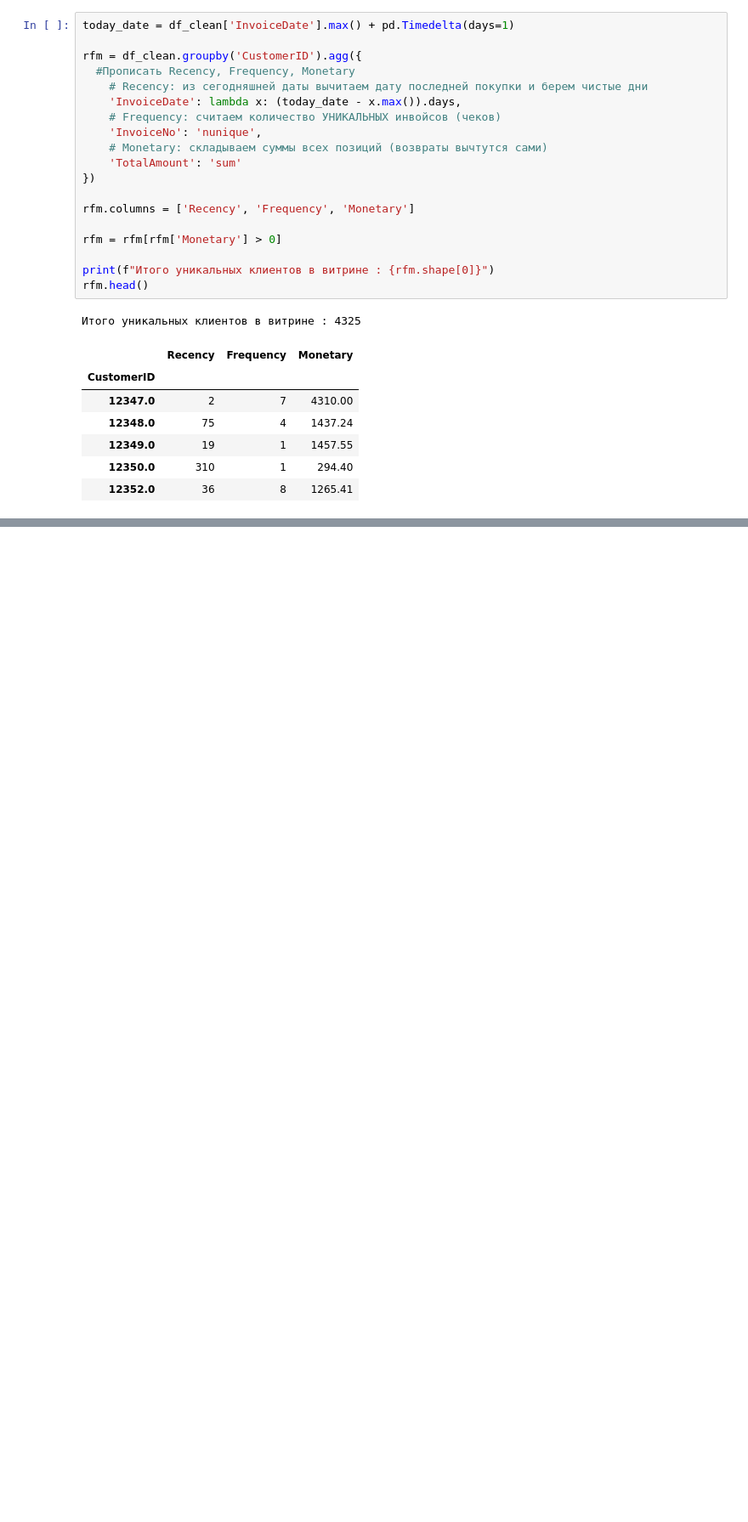
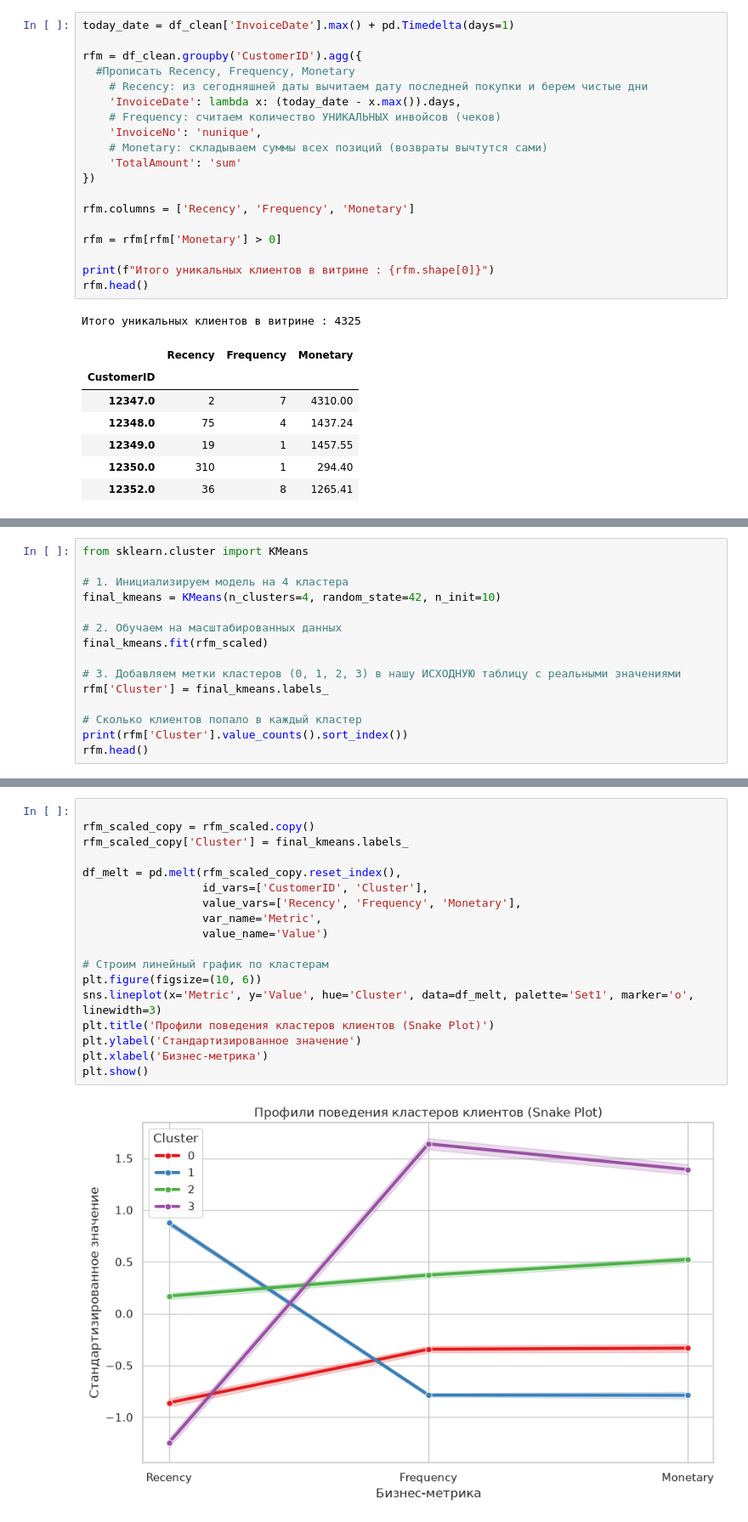
Before and after one commit to ranejeb/E-Commerce-Data-study, a Jupyter notebook: notebooks/rfm_analysis.ipynb, the cells around one changed output, grey strips where cells are left out. Shown at 85% size. Drawn from its saved outputs; the diff is of its cells as text; blank space fills up the shorter version.

```diff
--- a/notebooks/rfm_analysis.ipynb
+++ b/notebooks/rfm_analysis.ipynb
@@ -99,0 +195,15 @@ rfm.head()
+# %%
+from sklearn.cluster import KMeans
+
+# 1. Инициализируем модель на 4 кластера
+final_kmeans = KMeans(n_clusters=4, random_state=42, n_init=10)
+
+# 2. Обучаем на масштабированных данных
+final_kmeans.fit(rfm_scaled)
+
+# 3. Добавляем метки кластеров (0, 1, 2, 3) в нашу ИСХОДНУЮ таблицу с реальными значениями
+rfm['Cluster'] = final_kmeans.labels_
+
+# Сколько клиентов попало в каждый кластер
+print(rfm['Cluster'].value_counts().sort_index())
+rfm.head()
@@ -99,0 +254,20 @@ rfm.head()
+# %%
+
+rfm_scaled_copy = rfm_scaled.copy()
+rfm_scaled_copy['Cluster'] = final_kmeans.labels_
+
+df_melt = pd.melt(rfm_scaled_copy.reset_index(),
+                  id_vars=['CustomerID', 'Cluster'],
+                  value_vars=['Recency', 'Frequency', 'Monetary'],
+                  var_name='Metric',
+                  value_name='Value')
+
+# Строим линейный график по кластерам
+plt.figure(figsize=(10, 6))
+sns.lineplot(x='Metric', y='Value', hue='Cluster', data=df_melt, palette='Set1', marker='o', linewidth=3)
+plt.title('Профили поведения кластеров клиентов (Snake Plot)')
+plt.ylabel('Стандартизированное значение')
+plt.xlabel('Бизнес-метрика')
+plt.show()
+# %% [output]
+[figure, added]
```
Also changed, not shown: parts of 10 cells of this notebook.
